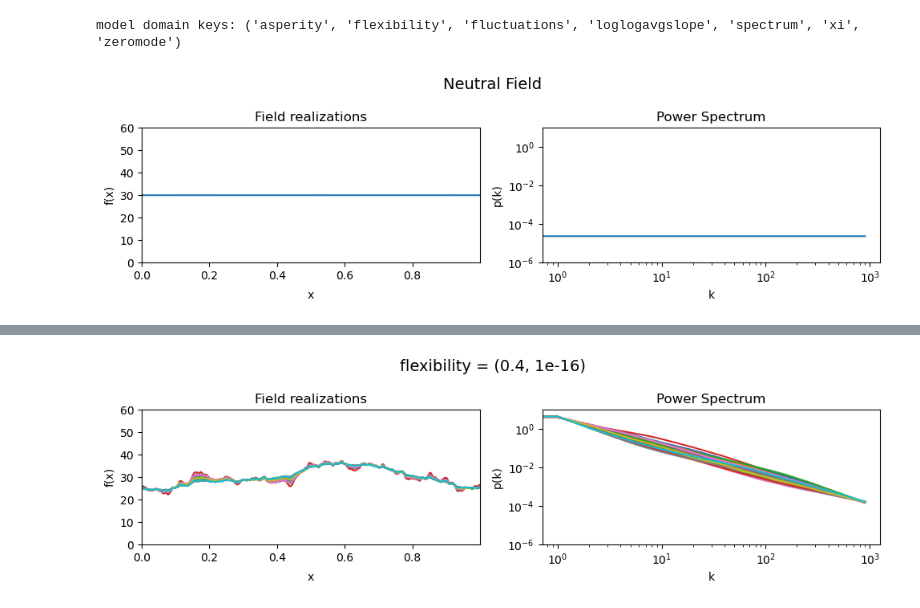
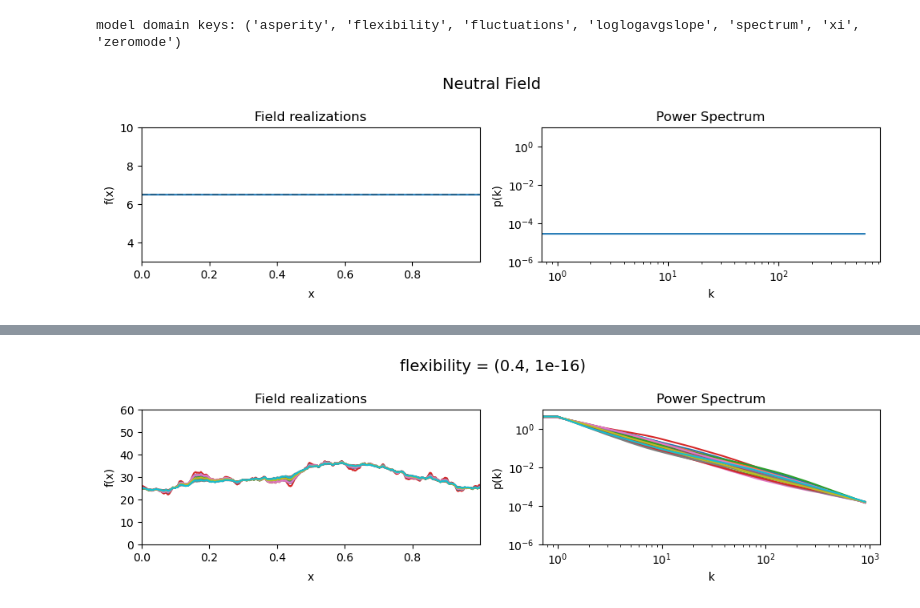
Before and after one commit to rubba0220/Bachelorarbeit, a Jupyter notebook: showcase.ipynb, the cells around one changed output, grey strips where cells are left out. Drawn from its saved outputs; the diff is of its cells as text; code cells hidden in the pictures.

```diff
--- a/showcase.ipynb
+++ b/showcase.ipynb
@@ -6,7 +6,7 @@ import numpy as np
 
 plt.rcParams['figure.dpi'] = 100
 
-n_pix = 1801
+n_pix = 1201
 x_space = ift.RGSpace(n_pix)
 ift.random.push_sseq_from_seed(1)
 # %%
@@ -25,7 +25,8 @@ def plot(fields, spectra, title=None):
         xcoord = np.arange(dom.shape[0]) * dom.distances[0]
         ax1.plot(xcoord, field.val)
     ax1.set_xlim(xcoord[0], xcoord[-1])
-    ax1.set_ylim(0., 60.)
+    ax1.set_ylim(3., 10.)
+    ax1.axhline(y=6.5, color='k', linestyle='--', alpha=0.25)
     ax1.set_xlabel('x')
     ax1.set_ylabel('f(x)')
     ax1.set_title('Field realizations')
@@ -95,24 +96,24 @@ def vary_parameter(parameter_key, values, samples_vary_in=None, matern=False):
 # %%
 # Neutral model parameters yielding a quasi-constant field
 cf_make_pars = {
-    'offset_mean': 30.,
+    'offset_mean': 6.5,
     'offset_std': (1e-3, 1e-16),
     'prefix': ''
 }
 
 cf_x_fluct_pars = {
     'target_subdomain': x_space,
     'fluctuations': (1e-3, 1e-16),
     'flexibility': (1e-3, 1e-16),
     'asperity': (1e-3, 1e-16),
     'loglogavgslope': (0., 1e-16)
 }
 
 init_model(cf_make_pars, cf_x_fluct_pars)
 
 # Show neutral field
 eval_model(cf_make_pars, cf_x_fluct_pars, "Neutral Field")
 # %% [output]
 model domain keys: ('asperity', 'flexibility', 'fluctuations', 'loglogavgslope', 'spectrum', 'xi', 'zeromode')
-[figure, old version]
+[figure, new version]
 # %%
```
Also changed, not shown: parts of 5 cells of this notebook, 6 other files.
